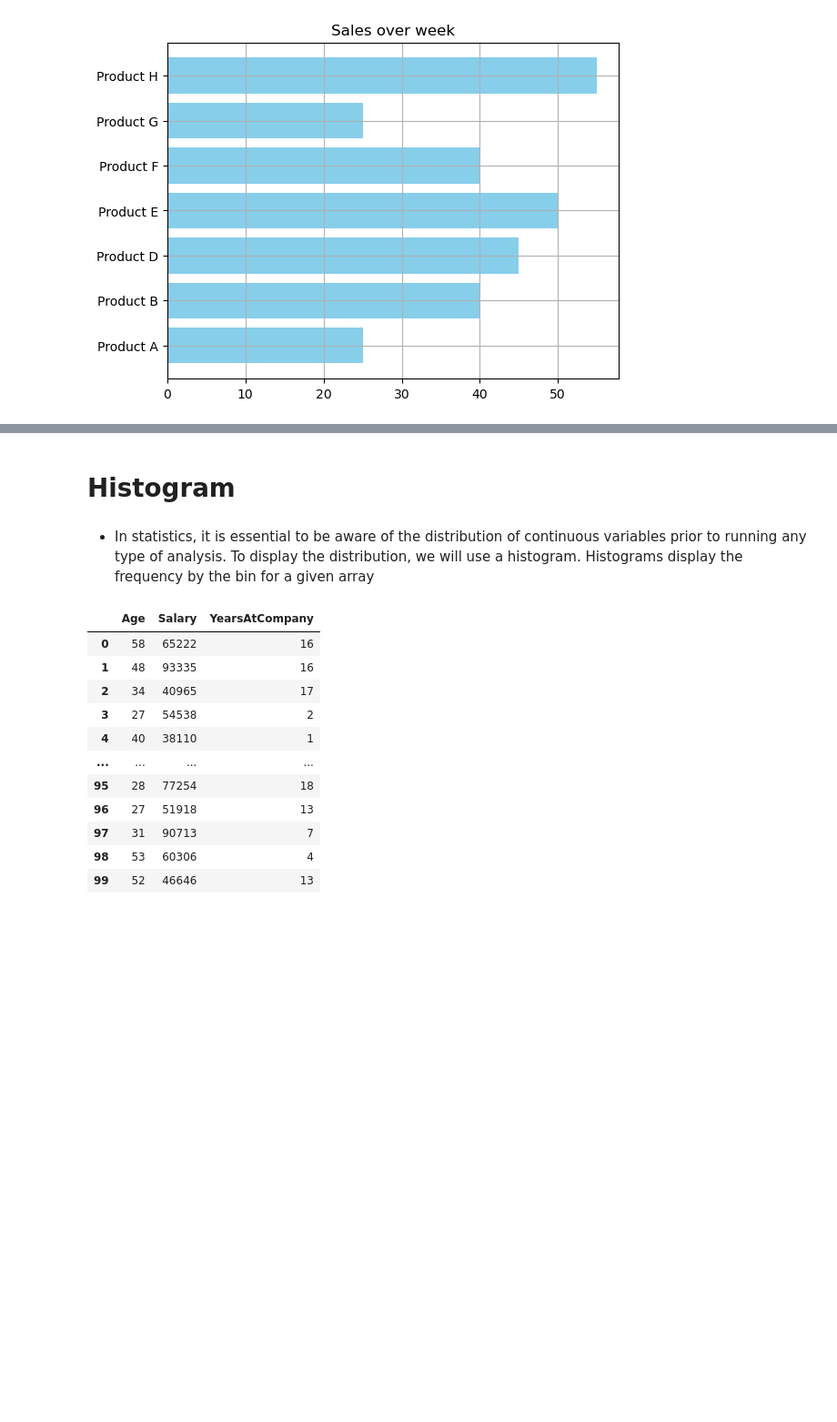
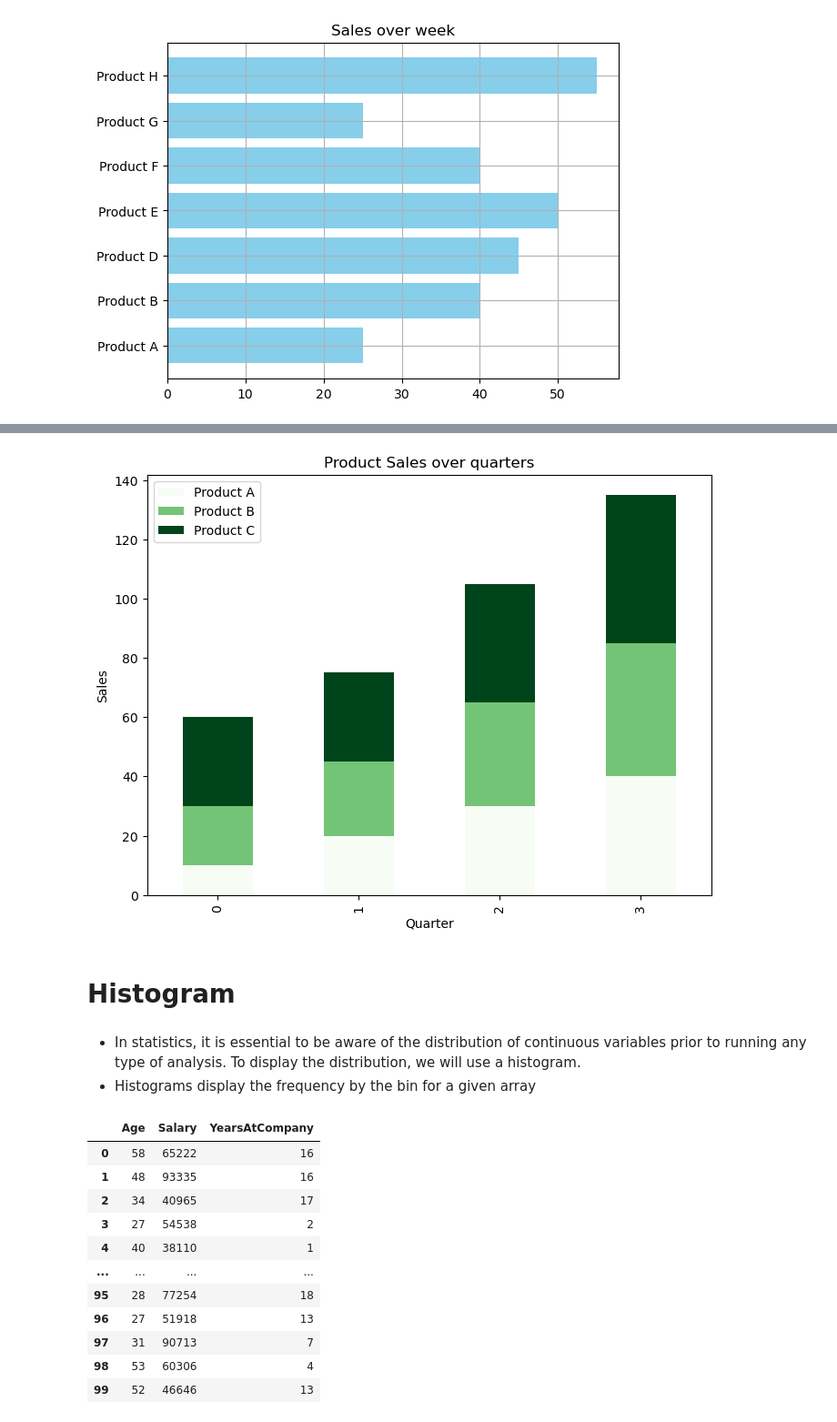
Before and after one commit to nayana142/Data-Science-Progression, a Jupyter notebook: 3. Data Visualization/Datavisualization_Matplot.ipynb, the cells around one changed output, grey strips where cells are left out. Shown at 91% size. Drawn from its saved outputs; the diff is of its cells as text; code cells hidden in the pictures; blank space fills up the shorter version.

```diff
--- a/3. Data Visualization/Datavisualization_Matplot.ipynb
+++ b/3. Data Visualization/Datavisualization_Matplot.ipynb
@@ -230,0 +233,9 @@ plt.show()
+# %%
+import pandas as pd
+data = {
+    'Quarter': ['Q1', 'Q2', 'Q3', 'Q4'],
+    'Product A': [10, 20, 30, 40],
+    'Product B': [20, 25, 35, 45],
+    'Product C': [30, 30, 40, 50]
+}
+df = pd.DataFrame(data)
@@ -231,7 +250,12 @@ plt.show()
+# %%
+df.plot(kind='bar',stacked=True,colormap='Greens',figsize=(8,6),xlabel='Quarter',ylabel='Sales',title='Product Sales over quarters');
+# %% [output]
+[figure, added]
 # %% [markdown]
 # Histogram
 # %% [markdown]
-* In statistics, it is essential to be aware of the distribution of continuous variables prior to running any type of analysis. To display the distribution, we will use a histogram. Histograms display the frequency by the bin for a given array
+* In statistics, it is essential to be aware of the distribution of continuous variables prior to running any type of analysis. To display the distribution, we will use a histogram.
+* Histograms display the frequency by the bin for a given array
 # %%
 import numpy as np
 import matplotlib.pyplot as plt
```
Also changed, not shown: parts of 34 cells of this notebook, 35 other files.
